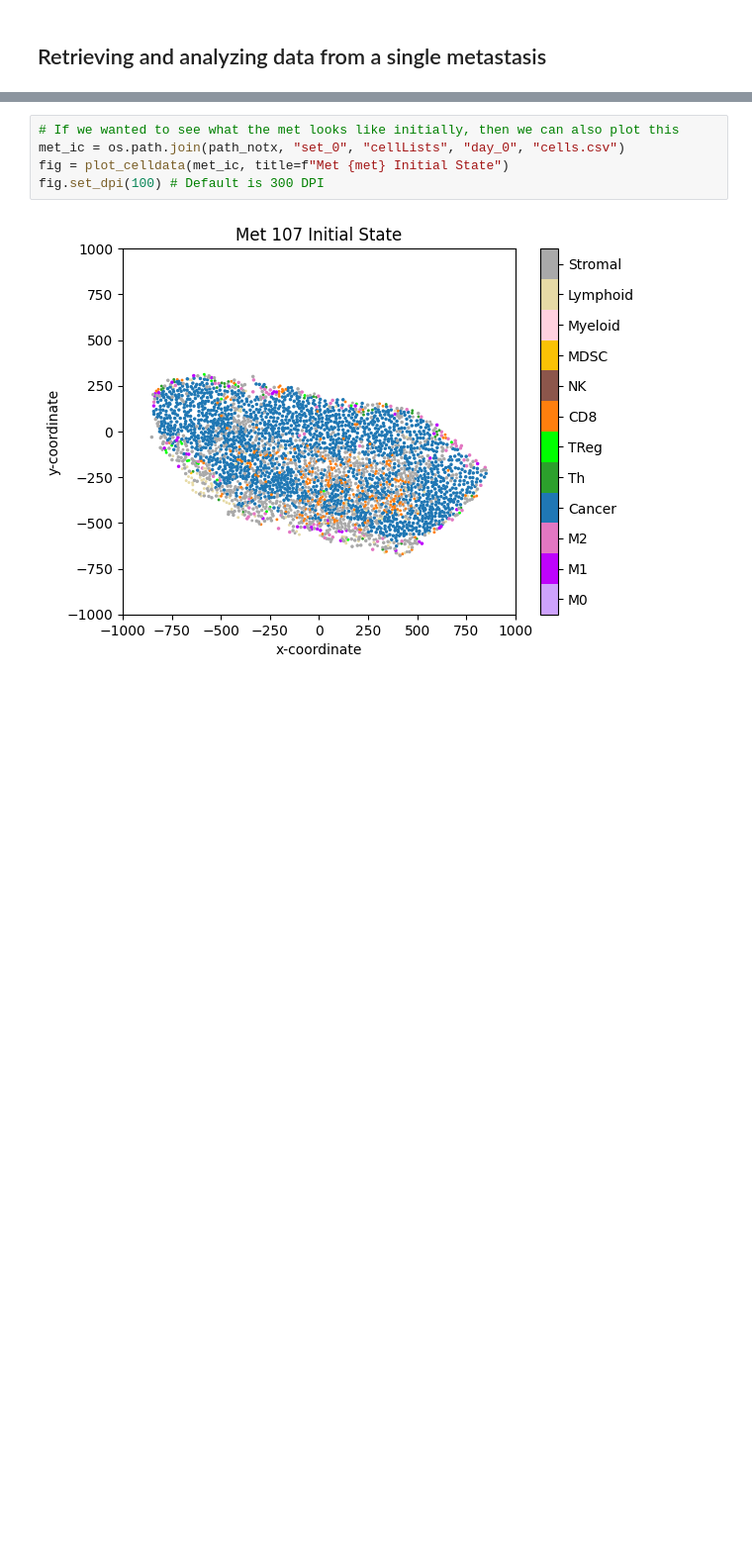
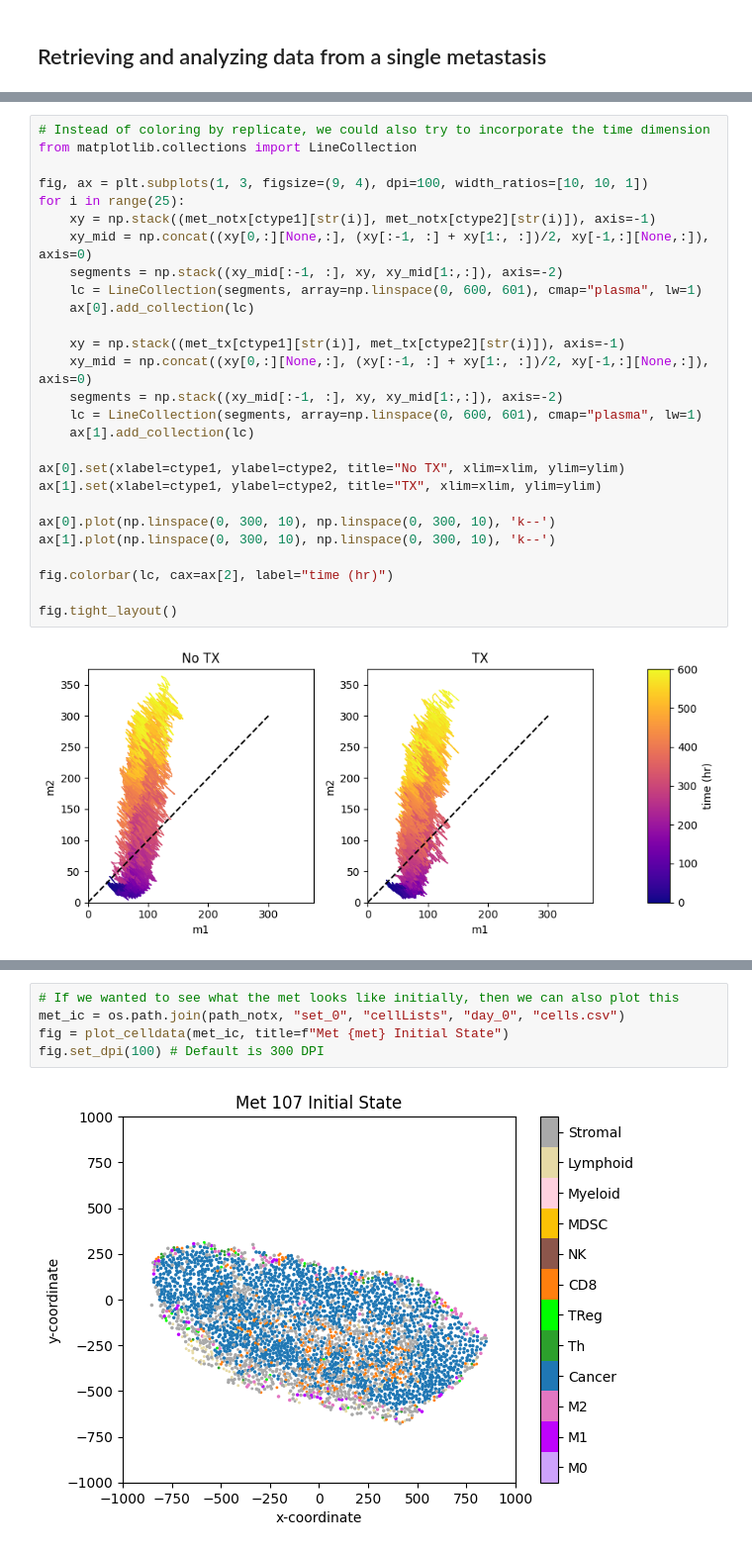
Before and after one commit to FinleyLabUSC/breast_cancer, a Jupyter notebook: python/example.ipynb, the cells around one changed output, grey strips where cells are left out. Shown at 99% size. Saved outputs shown, nothing was run; the diff lists cells and outputs as text; blank space fills up the shorter version.

```diff
--- a/python/example.ipynb
+++ b/python/example.ipynb
@@ -70,3 +76,32 @@ fig.tight_layout()
+# %%
+# Instead of coloring by replicate, we could also try to incorporate the time dimension
+from matplotlib.collections import LineCollection
+
+fig, ax = plt.subplots(1, 3, figsize=(9, 4), dpi=100, width_ratios=[10, 10, 1])
+for i in range(25):
+    xy = np.stack((met_notx[ctype1][str(i)], met_notx[ctype2][str(i)]), axis=-1)
+    xy_mid = np.concat((xy[0,:][None,:], (xy[:-1, :] + xy[1:, :])/2, xy[-1,:][None,:]), axis=0)
+    segments = np.stack((xy_mid[:-1, :], xy, xy_mid[1:,:]), axis=-2)
+    lc = LineCollection(segments, array=np.linspace(0, 600, 601), cmap="plasma", lw=1)
+    ax[0].add_collection(lc)
+
+    xy = np.stack((met_tx[ctype1][str(i)], met_tx[ctype2][str(i)]), axis=-1)
+    xy_mid = np.concat((xy[0,:][None,:], (xy[:-1, :] + xy[1:, :])/2, xy[-1,:][None,:]), axis=0)
+    segments = np.stack((xy_mid[:-1, :], xy, xy_mid[1:,:]), axis=-2)
+    lc = LineCollection(segments, array=np.linspace(0, 600, 601), cmap="plasma", lw=1)
+    ax[1].add_collection(lc)
+
+ax[0].set(xlabel=ctype1, ylabel=ctype2, title="No TX", xlim=xlim, ylim=ylim)
+ax[1].set(xlabel=ctype1, ylabel=ctype2, title="TX", xlim=xlim, ylim=ylim)
+
+ax[0].plot(np.linspace(0, 300, 10), np.linspace(0, 300, 10), 'k--')
+ax[1].plot(np.linspace(0, 300, 10), np.linspace(0, 300, 10), 'k--')
+
+fig.colorbar(lc, cax=ax[2], label="time (hr)")
+
+fig.tight_layout()
+# %% [output]
+[figure, added]
 # %%
 # Or we could consider their ratio over time
 
```
Also changed, not shown: parts of 6 cells of this notebook, 10 other files.
